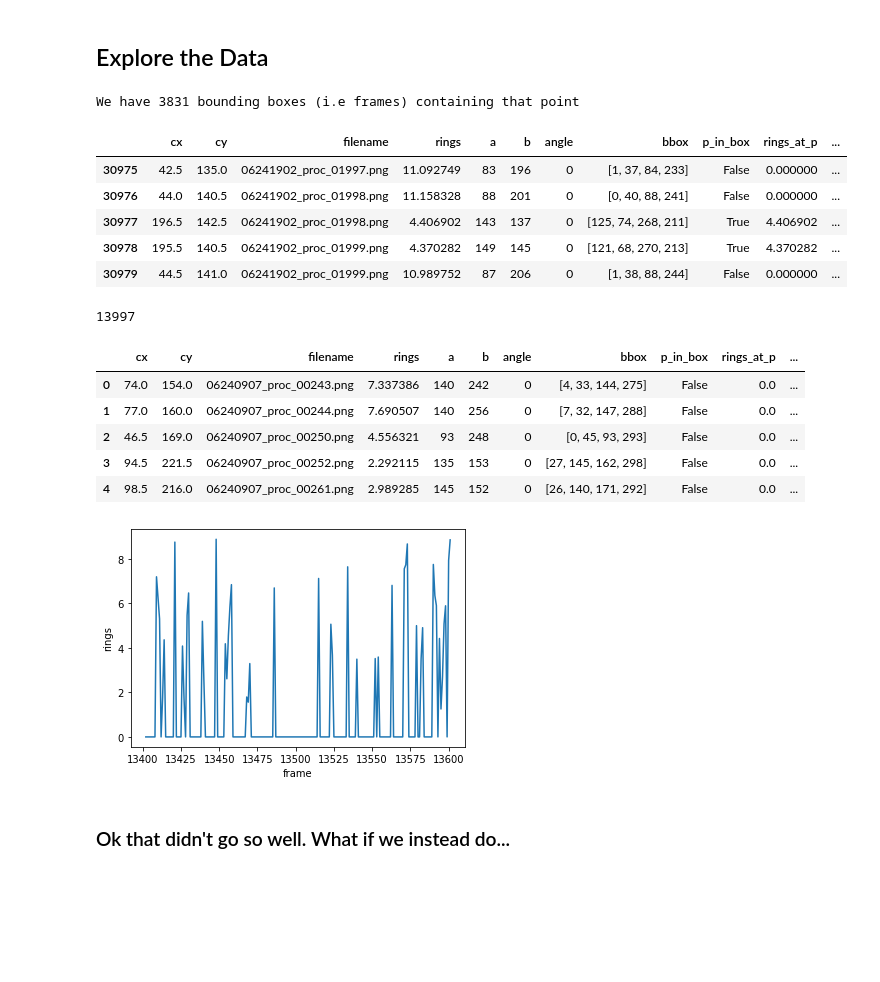
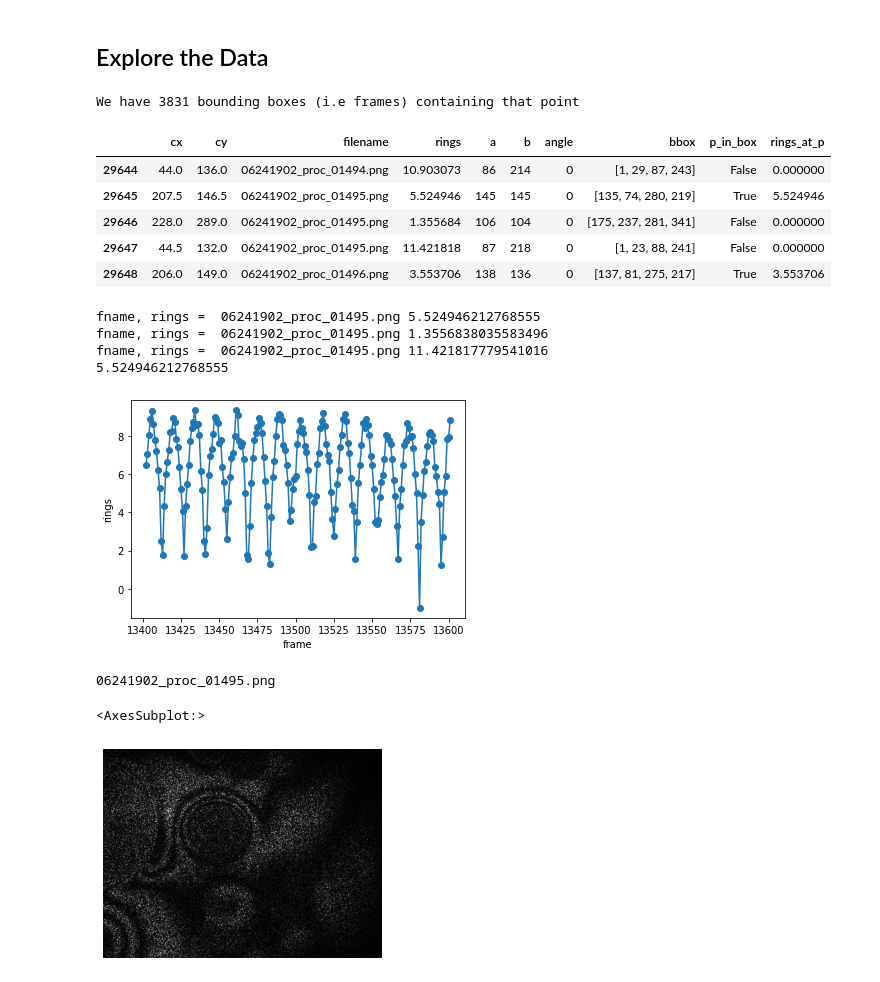
Before and after one commit to drscotthawley/espiownage, a Jupyter notebook: nbs/infer_rings_in_crops.ipynb, the cells around one changed output. Saved outputs shown, nothing was run; the diff lists cells and outputs as text; code cells hidden in the pictures; blank space fills up the shorter version.

Commit message:
re-did ring info extraction

```diff
--- a/nbs/infer_rings_in_crops.ipynb
+++ b/nbs/infer_rings_in_crops.ipynb
@@ -198,20 +206,12 @@ df['p_in_box'] = [is_in_box(p,x) for x in df['bbox']]
 print(f"We have {df['p_in_box'].sum()} bounding boxes (i.e frames) containing that point")
 #df['haverings'] = truelines
 df['rings_at_p'] = df['p_in_box']*df['rings']
-df.tail()
+df.iloc[29644:29649]
 # %% [output]
 We have 3831 bounding boxes (i.e frames) containing that point
-|  | cx | cy | filename | rings | a | b | angle | bbox | p_in_box | rings_at_p | ... |
-| 30975 | 42.5 | 135.0 | 06241902_proc_01997.png | 11.092749 | 83 | 196 | 0 | [1, 37, 84, 233] | False | 0.000000 | ... |
-| 30976 | 44.0 | 140.5 | 06241902_proc_01998.png | 11.158328 | 88 | 201 | 0 | [0, 40, 88, 241] | False | 0.000000 | ... |
-| 30977 | 196.5 | 142.5 | 06241902_proc_01998.png | 4.406902 | 143 | 137 | 0 | [125, 74, 268, 211] | True | 4.406902 | ... |
-| 30978 | 195.5 | 140.5 | 06241902_proc_01999.png | 4.370282 | 149 | 145 | 0 | [121, 68, 270, 213] | True | 4.370282 | ... |
-| 30979 | 44.5 | 141.0 | 06241902_proc_01999.png | 10.989752 | 87 | 206 | 0 | [1, 38, 88, 244] | False | 0.000000 | ... |
+|  | cx | cy | filename | rings | a | b | angle | bbox | p_in_box | rings_at_p |
+| 29644 | 44.0 | 136.0 | 06241902_proc_01494.png | 10.903073 | 86 | 214 | 0 | [1, 29, 87, 243] | False | 0.000000 |
+| 29645 | 207.5 | 146.5 | 06241902_proc_01495.png | 5.524946 | 145 | 145 | 0 | [135, 74, 280, 219] | True | 5.524946 |
+| 29646 | 228.0 | 289.0 | 06241902_proc_01495.png | 1.355684 | 106 | 104 | 0 | [175, 237, 281, 341] | False | 0.000000 |
+| 29647 | 44.5 | 132.0 | 06241902_proc_01495.png | 11.421818 | 87 | 218 | 0 | [1, 23, 88, 241] | False | 0.000000 |
+| 29648 | 206.0 | 149.0 | 06241902_proc_01496.png | 3.553706 | 138 | 136 | 0 | [137, 81, 275, 217] | True | 3.553706 |
-# %%
-fs_imgdir = '/home/shawley/datasets/zooniverse_steelpan/' # where all full size images are stored
-imlist = [os.path.basename(x) for x in sorted(glob.glob(fs_imgdir+'/*.png'))]
-
-fn_to_frame = lambda s: imlist.index(s)
-fn_to_frame('06241902_proc_01997.png')
-# %% [output]
-13997
@@ -220,9 +217,0 @@ df['framenum'] = df['filename'].apply(fn_to_frame)
-# %%
-df.head()
-# %% [output]
-|  | cx | cy | filename | rings | a | b | angle | bbox | p_in_box | rings_at_p | ... |
-| 0 | 74.0 | 154.0 | 06240907_proc_00243.png | 7.337386 | 140 | 242 | 0 | [4, 33, 144, 275] | False | 0.0 | ... |
-| 1 | 77.0 | 160.0 | 06240907_proc_00244.png | 7.690507 | 140 | 256 | 0 | [7, 32, 147, 288] | False | 0.0 | ... |
-| 2 | 46.5 | 169.0 | 06240907_proc_00250.png | 4.556321 | 93 | 248 | 0 | [0, 45, 93, 293] | False | 0.0 | ... |
-| 3 | 94.5 | 221.5 | 06240907_proc_00252.png | 2.292115 | 135 | 153 | 0 | [27, 145, 162, 298] | False | 0.0 | ... |
-| 4 | 98.5 | 216.0 | 06240907_proc_00261.png | 2.989285 | 145 | 152 | 0 | [26, 140, 171, 292] | False | 0.0 | ... |
@@ -234,10 +218,22 @@ for (fn,r) in zip(df['framenum'],df['rings_at_p']):
+# %%
+r_vs_t = np.zeros(14000)-1
+for i, row in df.iterrows():
+    fname, rings = row['filename'], row['rings']
+    if '06241902_proc_01495' in fname:
+        print("fname, rings = ",fname, rings)
+    framenum = name2frame[fname]
+    if row['p_in_box']: r_vs_t[framenum] = rings
+print(r_vs_t[13495])
+# %% [output]
+fname, rings =  06241902_proc_01495.png 5.524946212768555
+fname, rings =  06241902_proc_01495.png 1.3556838035583496
+fname, rings =  06241902_proc_01495.png 11.421817779541016
+5.524946212768555
 # %%
 start, end = 13502-100, 13502+100
-plt.plot(range(start,end),r_vs_t[start:end])
+plt.plot(range(start,end),r_vs_t[start:end],'o-')
 plt.ylabel('rings')
 plt.xlabel('frame')
 plt.show()
 # %% [output]
-[figure, old version]
+[figure, new version]
-# %% [markdown]
-### Ok that didn't go so well. What if we instead do...
@@ -245,0 +240,8 @@ r_vs_t = np.zeros((14000,384,512))
+# %%
+print(imlist[13495])
+im = PILImage.create(fs_imgdir+'/'+imlist[13495])
+im.show()
+# %% [output]
+06241902_proc_01495.png
+<AxesSubplot:>
+[figure, added]
```
Also changed, not shown: parts of 14 cells of this notebook, 4 other files.
